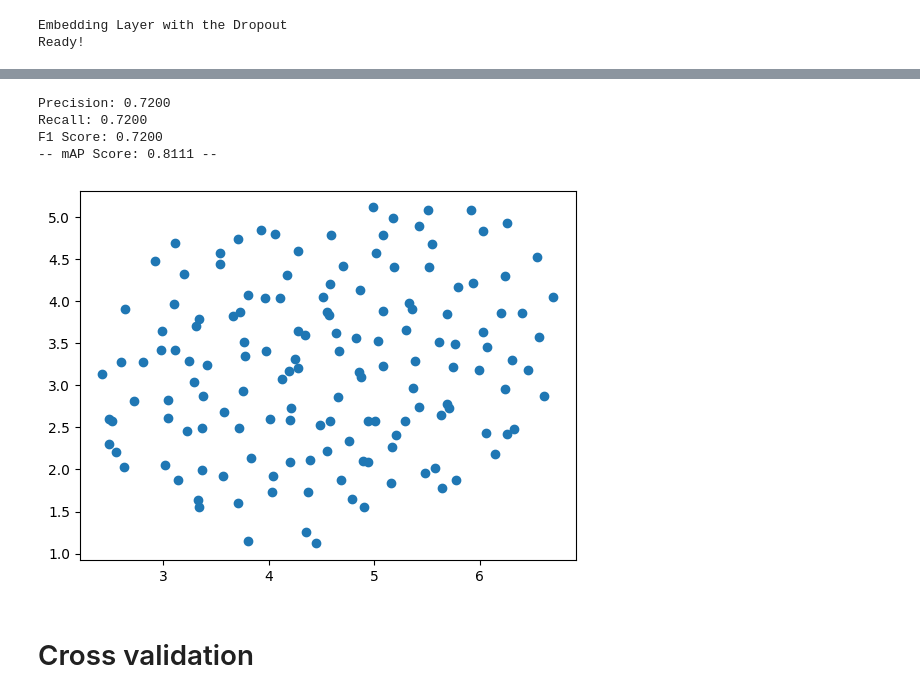
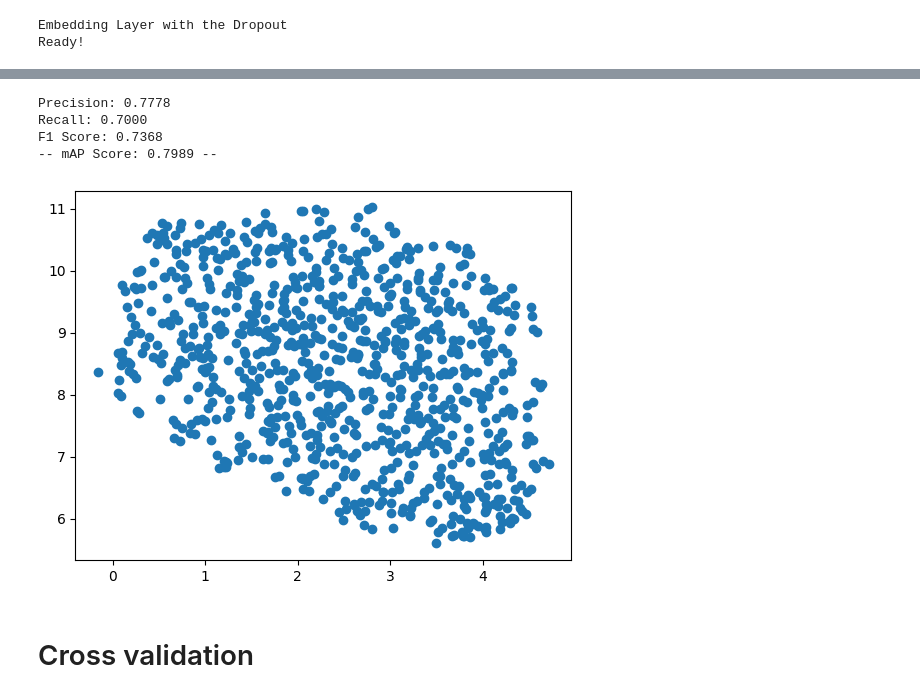
Before and after one commit to Lasse-mohr/fertility-prediction-challenge, a Jupyter notebook: train_finetune.ipynb, the cells around one changed output, grey strips where cells are left out. Cells and saved outputs as stored; diff of their text form; code cells hidden in the pictures.

```diff
--- a/train_finetune.ipynb
+++ b/train_finetune.ipynb
@@ -89,11 +93,11 @@ KeyboardInterrupt:
 # %%
 #ENCODING_SIZE = 64
-BATCH_SIZE = 8
-HIDDEN_SIZE = 64
-ENCODING_SIZE = 64
+BATCH_SIZE = 12
+HIDDEN_SIZE = 96
+ENCODING_SIZE = 96
 NUM_HEADS = 4
-NUM_LAYERS = 4
-NUM_EPOCHS = 13
+NUM_LAYERS = 5
+NUM_EPOCHS = 10
 DETECT_ANOMALY = False
 SEQ_LEN = data.seq_len
 VOCAB_SIZE = data.vocab_size
@@ -132,20 +136,21 @@ class PreFerPredictor(nn.Module):
                             sequence_len=SEQ_LEN,
                             aium_dropout=0.3,
                             diam_dropout=0.1,
-                            residual_dropout=0.05,
-                            embedding_dropout=0.2,
+                            residual_dropout=0.0,
+                            embedding_dropout=0.1,
+                            #layer_dropout=0.1,
                             mixup=None).to(device)
         self.decoder = GRUDecoder(
             input_size=ENCODING_SIZE,
             hidden_size=HIDDEN_SIZE,
             num_layers=3,
             max_seq_len=14,
-            dropout=0.3,
+            dropout=0.2,
             bidirectional=True,
             with_attention = True
         ).to(device)
 
-        self.enc_dropout = nn.Dropout(p=0.2)
+        self.enc_dropout = nn.Dropout(p=0.1)
     def forward(self, input_year, input_seq, labels):
         bs, ss = labels.size(0), 14
         input_year = input_year.reshape(-1).to(device)
@@ -155,7 +160,6 @@ class PreFerPredictor(nn.Module):
         encodings = encodings.view(bs,ss, -1)
         encodings = self.enc_dropout(encodings)
         mask = ~((input_seq == 101).sum(-1) == SEQ_LEN).view(bs,ss).detach()
-
         # Forward pass
         out = self.decoder(encodings, mask=mask).flatten()
         return out
@@ -171,10 +175,10 @@ scheduler = optim.lr_scheduler.CosineAnnealingLR(optimizer, T_max = NUM_EPOCHS,
 
 ## Stochaistic Weight Averaging
 #avg_fn = optim.swa_utils.get_swa_avg_fn()
-avg_fn = optim.swa_utils.get_ema_avg_fn(0.9)
+avg_fn = optim.swa_utils.get_ema_avg_fn(0.95)
 avg_model = optim.swa_utils.AveragedModel(model, avg_fn=avg_fn, use_buffers=False)#multi_avg_fn=optim.swa_utils.get_swa_multi_avg_fn())
 avg_start = 3
-avg_scheduler = optim.swa_utils.SWALR(optimizer, swa_lr=1e-3) #typically has a high lr
+avg_scheduler = optim.swa_utils.SWALR(optimizer, swa_lr=8e-4) #typically has a high lr
 
 
 
@@ -303,21 +307,21 @@ print(f"Recall: {recall:.4f}")
 print(f"F1 Score: {f1:.4f}")
 print(f"-- mAP Score: {map_roc:.4f} --")
 # %% [output]
-Precision: 0.7200
-Recall: 0.7200
-F1 Score: 0.7200
--- mAP Score: 0.8111 --
+Precision: 0.7778
+Recall: 0.7000
+F1 Score: 0.7368
+-- mAP Score: 0.7989 --
 # %%
 #import umap
 import umap.umap_ as umap
 import matplotlib.pyplot as plt
-w = avg_model.get_submodule("module").encoder.embedding.question_embedding.weight.detach().cpu().numpy()
+w = avg_model.get_submodule("module").encoder.embedding.answer_embedding.weight.detach().cpu().numpy()
 projector = umap.UMAP(n_components=2)
 wp = projector.fit_transform(w)
 plt.scatter(wp[:,0], wp[:,1])
 plt.show()
 # %% [output]
-[figure, old version]
+[figure, new version]
 # %% [markdown]
 # Cross validation
 # %%
```
Also changed, not shown: parts of 3 cells of this notebook, 1 other file.
